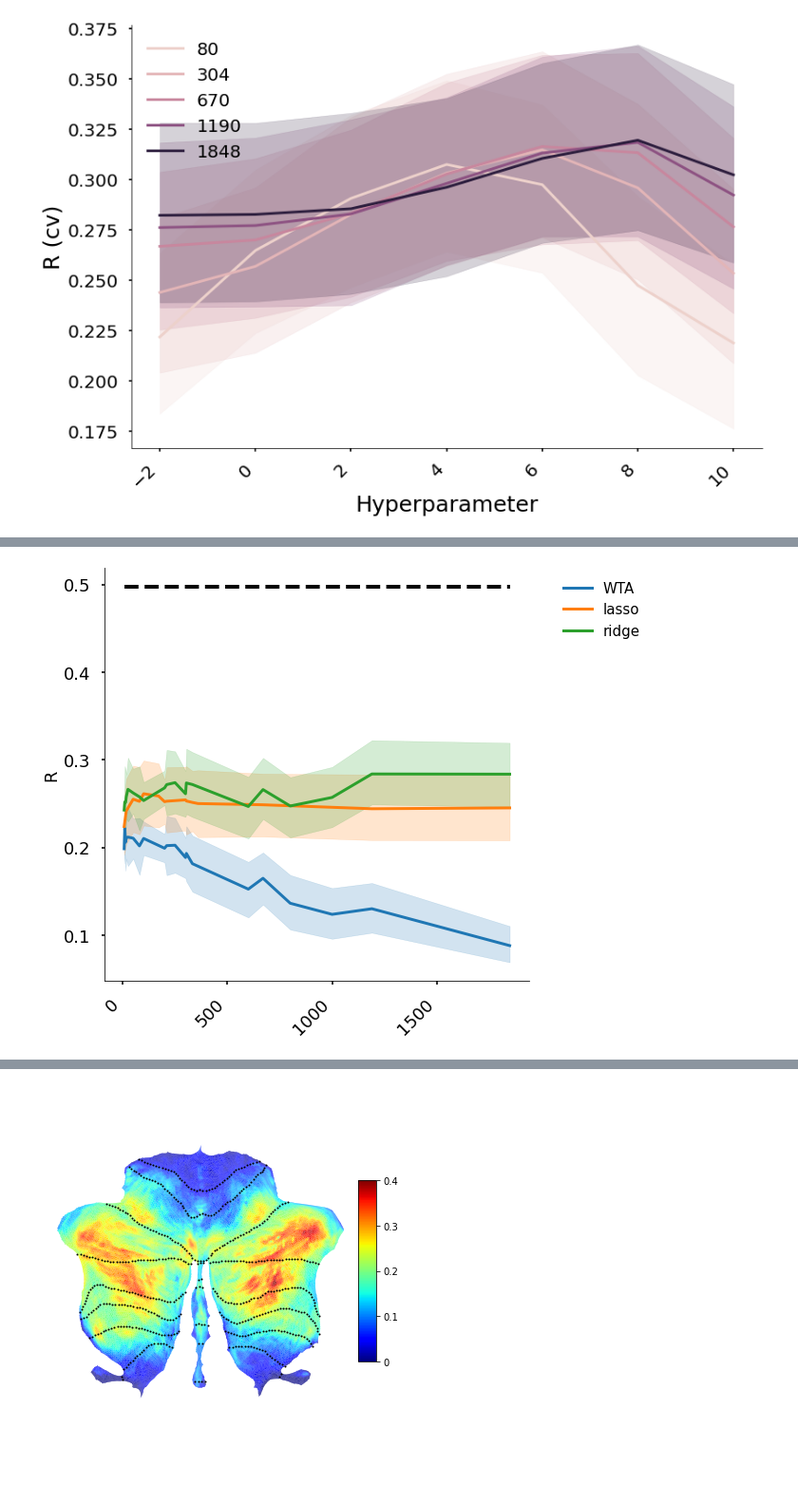
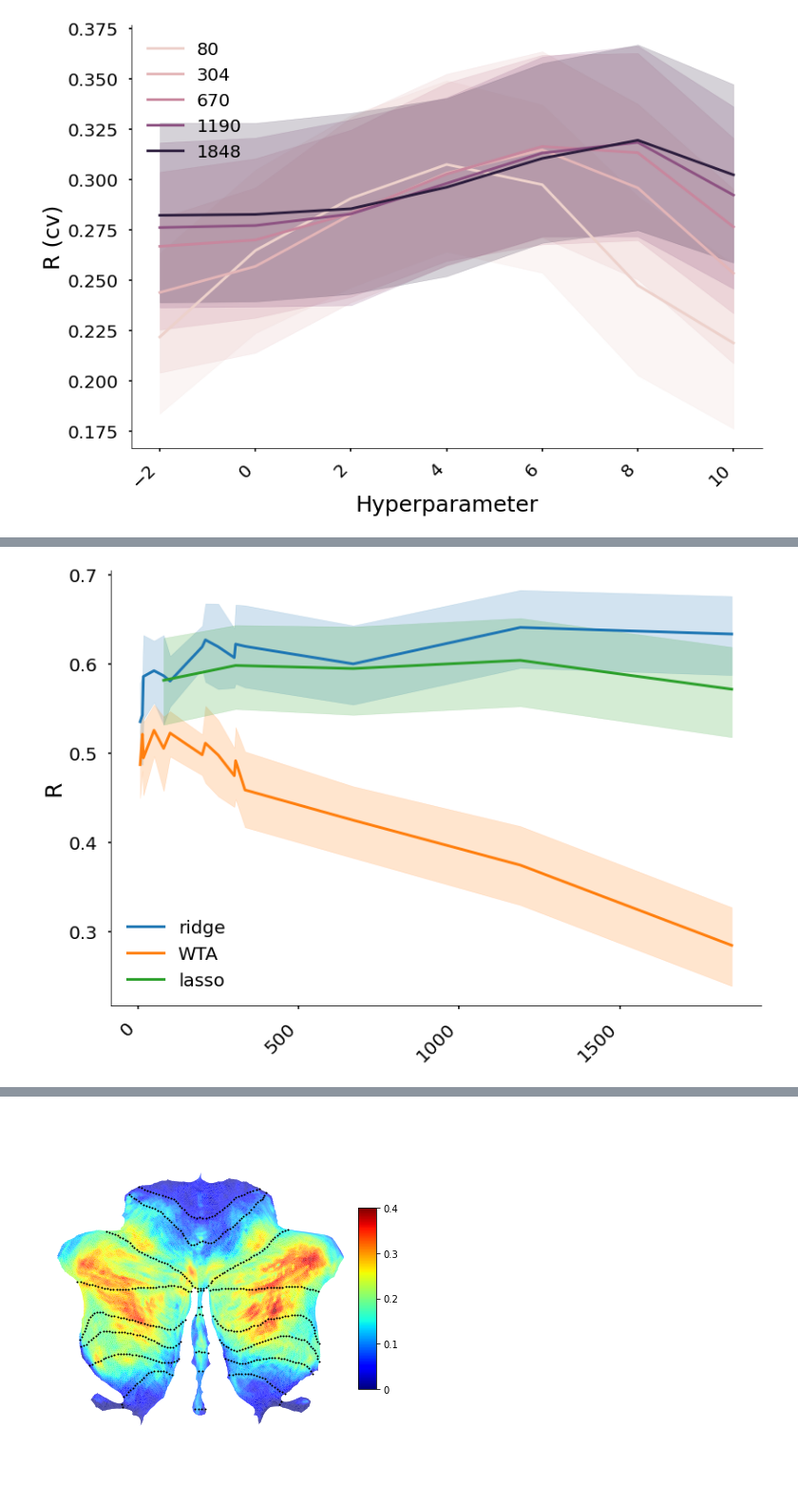
Before and after one commit to maedbhk/cerebellum_connectivity, a Jupyter notebook: notebooks/3.1-mk-models.ipynb, the cells around one changed output, grey strips where cells are left out. Shown at 95% size. Saved outputs shown, nothing was run; the diff lists cells and outputs as text; code cells hidden in the pictures.

Commit message:
fixed bugs in visualize

```diff
--- a/notebooks/3.1-mk-models.ipynb
+++ b/notebooks/3.1-mk-models.ipynb
@@ -68,13 +57,24 @@ plt.xlabel('# of regions');
 # %%
 # EVAL predictions (R)
 
+# load eval data
+
+df_eval =  vis.get_summary(
+            summary_type='eval',
+            exps=['sc2'],
+            summary_name=['weighted_all'],
+            atlas=None,
+            method=['WTA', 'ridge', 'lasso']
+            )
+
 vis.plot_eval_predictions(dataframe=df_eval,
+                        normalized=True,
                         x='num_regions',
-                        hue='model',
+                        hue='method',
                         )
 plt.xticks([0, 500, 1000, 1500]);
 # %% [output]
-[figure, old version]
+[figure, new version]
 # %%
 # plot eval map (R)
 
```
Also changed, not shown: parts of 7 cells of this notebook, 3 other files.
